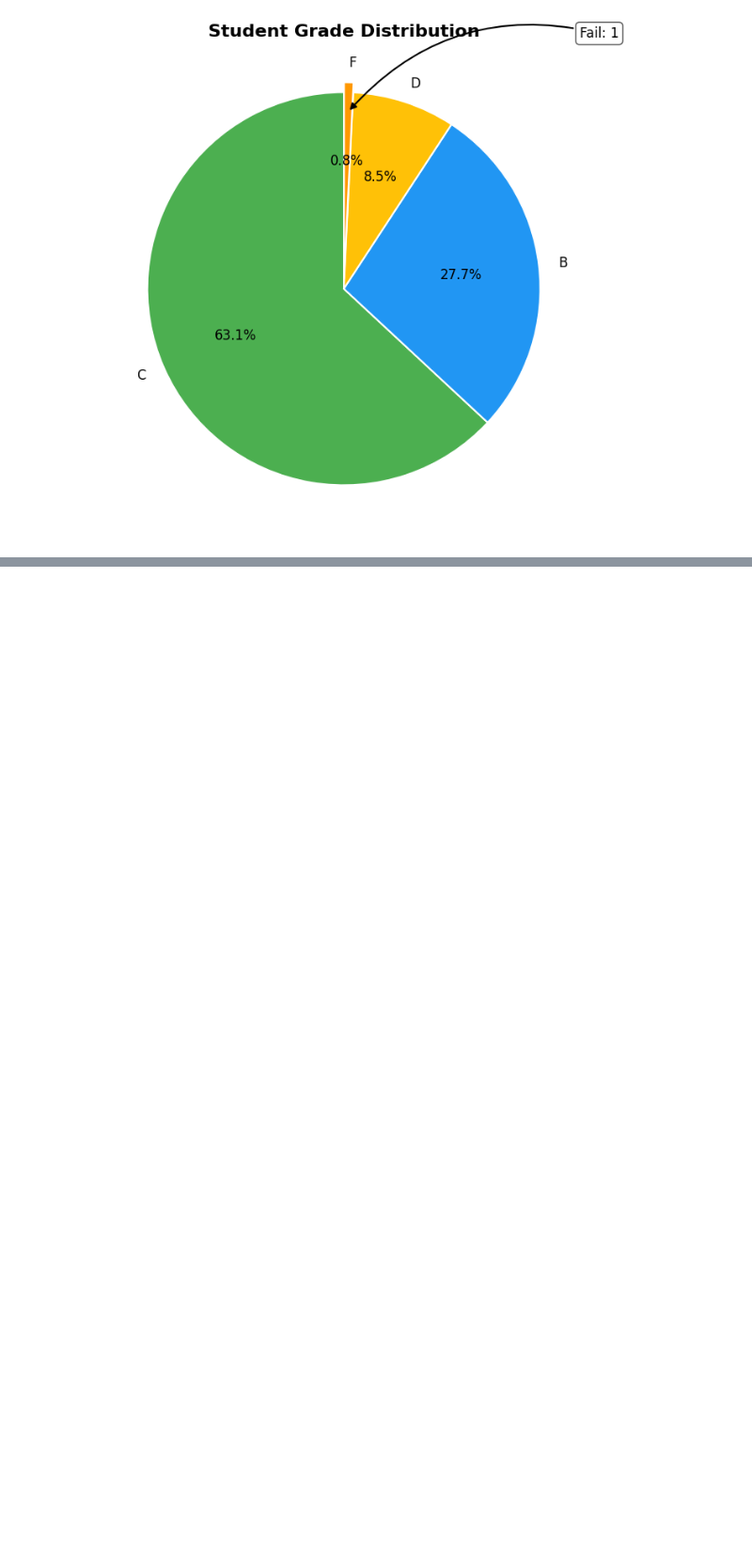
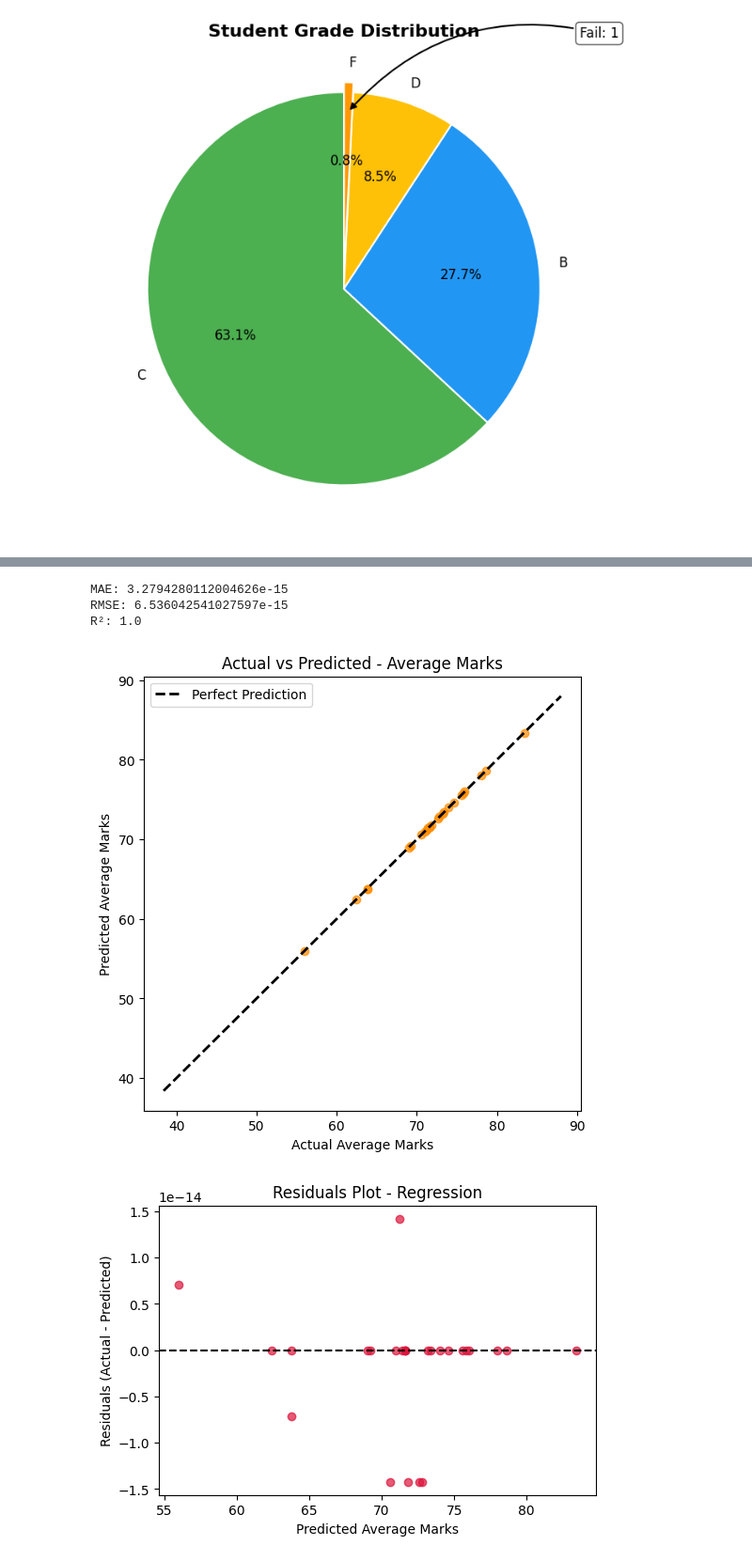
Before and after one commit to Asta-DL/student-performance, a Jupyter notebook: data_sci.ipynb, the cells around one changed output, grey strips where cells are left out. Shown at 94% size. Cells and saved outputs as stored; diff of their text form; code cells hidden in the pictures; blank space fills up the shorter version.

```diff
--- a/data_sci.ipynb
+++ b/data_sci.ipynb
@@ -135,0 +242,47 @@ plt.show()
+# %%
+# Regression (Predicting Average Marks)
+
+# Features and target
+X = df[["DBMS", "Python", "Data Science", "OS_Linux", "Statistics"]]
+y = df["Average_Marks"]
+
+# Train-test split
+X_train, X_test, y_train, y_test = train_test_split(X, y, test_size=0.2, random_state=42)
+
+# Train model
+reg = LinearRegression()
+reg.fit(X_train, y_train)
+
+# Predictions
+y_pred = reg.predict(X_test)
+
+# Evaluation
+print("MAE:", mean_absolute_error(y_test, y_pred))
+print("RMSE:", np.sqrt(mean_squared_error(y_test, y_pred)))
+print("R²:", r2_score(y_test, y_pred))
+
+# Scatter plot: Actual vs Predicted
+plt.figure(figsize=(6,6))
+plt.scatter(y_test, y_pred, color="darkorange", alpha=0.7)
+plt.plot([y.min(), y.max()], [y.min(), y.max()], "k--", lw=2, label="Perfect Prediction")
+plt.xlabel("Actual Average Marks")
+plt.ylabel("Predicted Average Marks")
+plt.title("Actual vs Predicted - Average Marks")
+plt.legend()
+plt.show()
+
+# Residual plot
+residuals = y_test - y_pred
+plt.figure(figsize=(6,4))
+plt.scatter(y_pred, residuals, color="crimson", alpha=0.7)
+plt.axhline(0, linestyle="--", color="black")
+plt.xlabel("Predicted Average Marks")
+plt.ylabel("Residuals (Actual - Predicted)")
+plt.title("Residuals Plot - Regression")
+plt.show()
+# %% [output]
+MAE: 3.2794280112004626e-15
+RMSE: 6.536042541027597e-15
+R²: 1.0
+[figure, added]
+[figure, added]
```
Also changed, not shown: parts of 4 cells of this notebook.
